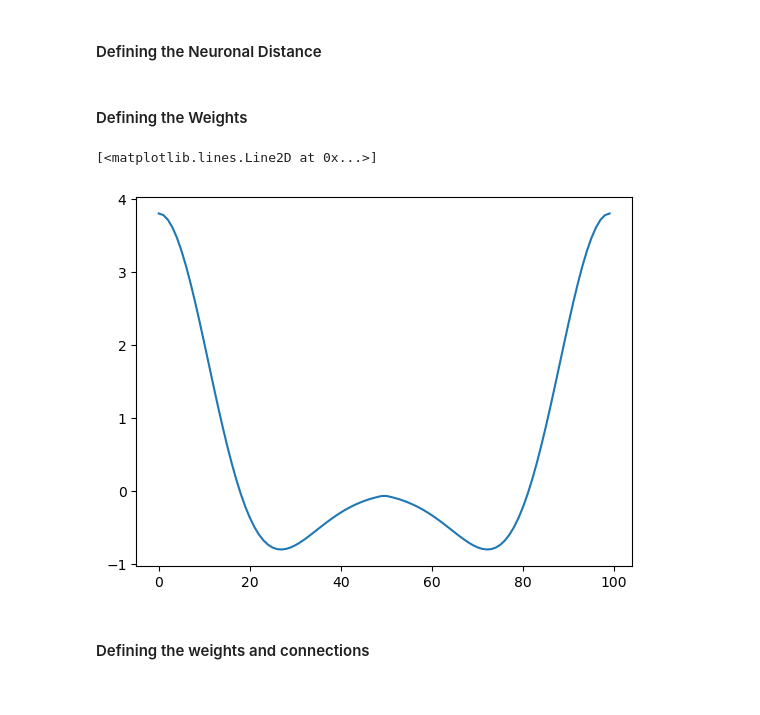
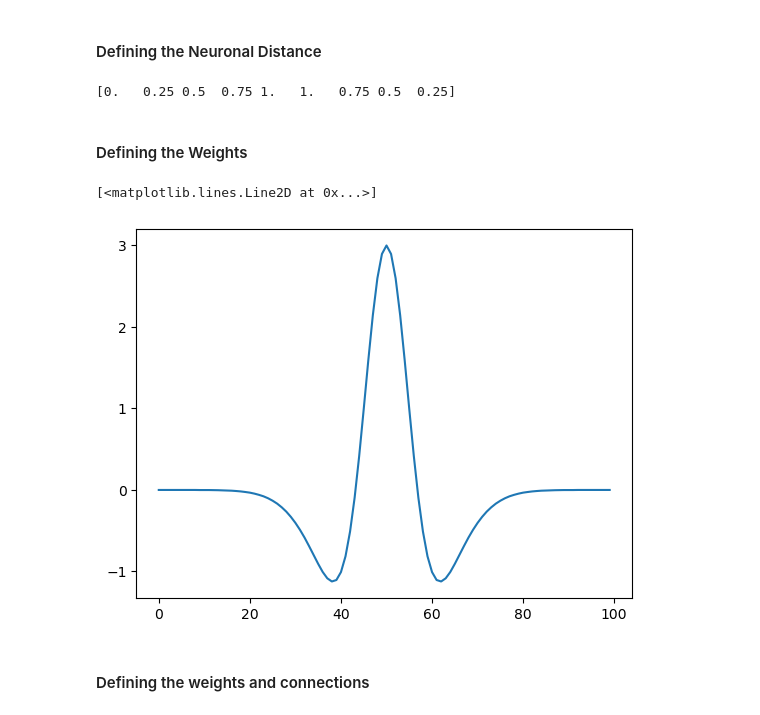
Before and after one commit to aung9htet/counting_snn, a Jupyter notebook: subitization_notebook.ipynb, the cells around one changed output. Drawn from its saved outputs; the diff is of its cells as text; code cells hidden in the pictures.

```diff
--- a/subitization_notebook.ipynb
+++ b/subitization_notebook.ipynb
@@ -1094,34 +1079,60 @@ ring_parameters = {
 # %% [markdown]
 #### Defining the Neuronal Distance
 # %%
-def neuron_distance(size = 10, max_distance = 20):
+population_size = 100
+max_distance = 50
+
+def neuron_distance_1(size = 10, max_distance = 20):
     if size % 2 == 0:
         distance = np.append(np.linspace(0, max_distance, int(size/2)), np.linspace(max_distance, 0, int(size/2)))
     else:
         distance = np.append(np.linspace(0, max_distance - (max_distance/((size - 1)/2)), int(np.floor(size/2))), np.append(np.array([max_distance]), np.linspace(max_distance - (max_distance/((size-1)/2)), 0, int(np.floor(size/2)))))
     return distance
+
+def neuron_distance(size = 10, max_distance = 20):
+    if size % 2 == 0:
+        distance = np.append(0, np.linspace(0, max_distance, int(size/2) + 1)[1:(int(size/2))])
+        distance = np.append(distance, max_distance)
+        distance = np.append(distance, np.linspace(max_distance, 0, int(size/2) + 1)[1:(int(size/2))])
+    else:
+        distance = np.append(0, np.linspace(0, max_distance, int(size/2) + 1)[1:])
+        distance = np.append(distance, np.linspace(max_distance, 0, int(size/2) + 1)[:(int(size/2))])
+    return distance
+# %%
+print(neuron_distance(size=9, max_distance=1))
+# %% [output]
+[0.   0.25 0.5  0.75 1.   1.   0.75 0.5  0.25]
 # %% [markdown]
 #### Defining the Weights
 # %%
-def get_weight(distance, size):
-        """
-            calculate the weight where n1 is pre-synaptic and n2 is post-synaptic
-        """
+def get_weight(distance, size, model = 0):
+    """
+        calculate the weight where n1 is pre-synaptic and n2 is post-synaptic
+    """
+    # replication of the weight model from the paper
+    if model == 0:
         w = lambda a, z: (1.0/np.sqrt(a*np.pi))*np.exp(-z**2/a)
         J = lambda z: 5 * (1.1 * w(1/28, z) - w(1/20,z))
         weight_calc = lambda k: J(np.abs(k)/ size)
         weight = weight_calc(distance)
-
-        return weight
+    # use of modified model from Gurstner book
+    elif model == 1:
+        sd1 = 10/(population_size/100)
+        sd2 = 5/(population_size/100)
+        w = lambda sd1, sd2, x: ((sd2 * np.exp((-(x**2))/(2*(sd1**2)))) - (sd1 * np.exp((-(x**2))/(2*(sd2**2)))))/(sd2 - sd1)
+        weight = 3 * w(sd1, sd2, distance)
+    return np.around(weight, 3)
 # %%
 distances = neuron_distance(size=population_size, max_distance=max_distance)
 weight_list = []
-for d in distances:
-    weight_list.append(get_weight(d, population_size))
+for d in distances[50:]:
+    weight_list.append(get_weight(d, population_size, model = 1))
+for d in distances[:50]:
+    weight_list.append(get_weight(d, population_size, model = 1))
 plt.figure()
 plt.plot(weight_list)
 # %% [output]
 [<matplotlib.lines.Line2D at 0x...>]
-[figure, old version]
+[figure, new version]
 # %% [markdown]
 #### Defining the weights and connections
```
Also changed, not shown: parts of 15 cells of this notebook, 1 other file.
